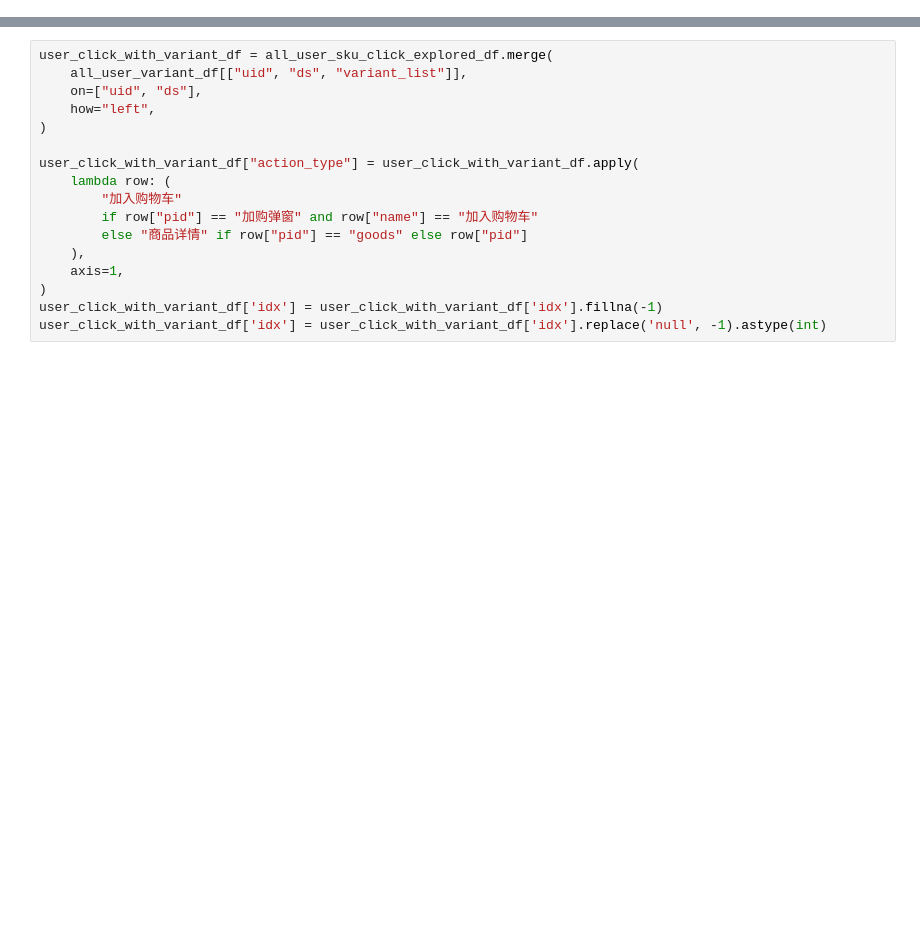
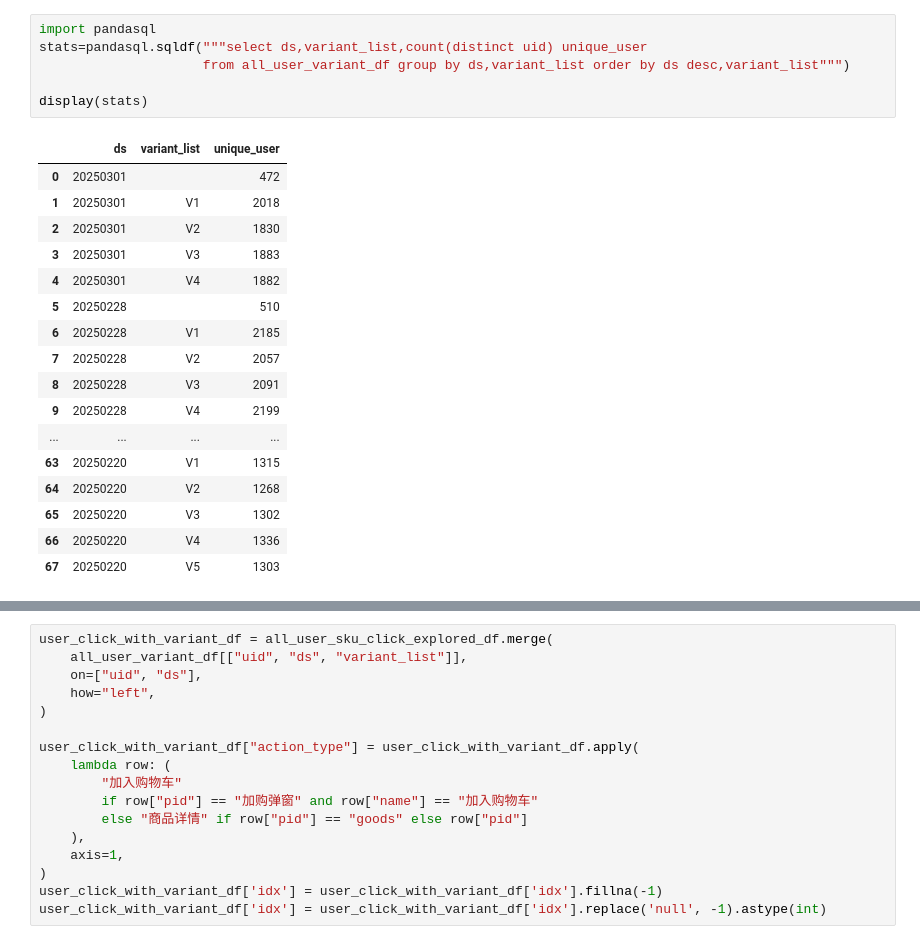
Before and after one commit to chrisptang/aliyun-devops, a Jupyter notebook: 搜索打散AB实验数据分析.ipynb, the cells around one changed output, grey strips where cells are left out. Cells and saved outputs as stored; diff of their text form; blank space fills up the shorter version.

```diff
--- a/搜索打散AB实验数据分析.ipynb
+++ b/搜索打散AB实验数据分析.ipynb
@@ -116,3 +206,27 @@ all_user_variant_df.head(10)
+# %%
+import pandasql
+stats=pandasql.sqldf("""select ds,variant_list,count(distinct uid) unique_user
+                     from all_user_variant_df group by ds,variant_list order by ds desc,variant_list""")
+
+display(stats)
+# %% [output]
+|  | ds | variant_list | unique_user |
+| 0 | 20250301 |  | 472 |
+| 1 | 20250301 | V1 | 2018 |
+| 2 | 20250301 | V2 | 1830 |
+| 3 | 20250301 | V3 | 1883 |
+| 4 | 20250301 | V4 | 1882 |
+| 5 | 20250228 |  | 510 |
+| 6 | 20250228 | V1 | 2185 |
+| 7 | 20250228 | V2 | 2057 |
+| 8 | 20250228 | V3 | 2091 |
+| 9 | 20250228 | V4 | 2199 |
+| ... | ... | ... | ... |
+| 63 | 20250220 | V1 | 1315 |
+| 64 | 20250220 | V2 | 1268 |
+| 65 | 20250220 | V3 | 1302 |
+| 66 | 20250220 | V4 | 1336 |
+| 67 | 20250220 | V5 | 1303 |
 # %%
 # idx:4,name:徐州奶油草莓 净重3-3.2斤/一级/单果10g+/板装,pid:goods,sku:5442468008,salePrice:69.5,pdid:702,stock:10000,ext:cross;idx:5,name:徐州奶油草莓 280G*1盒/一级/4*6/ ,pid:goods,sku:5442468073,salePrice:16.5,pdid:702,stock:10000,ext:cross;idx:6,name:徐州奶油草莓 净重2.8-3斤/一级/单果10g+/ 10盒,pid:goods,sku:5442468518,salePrice:74.5,pdid:702,stock:10000,ext:cross
 
```
Also changed, not shown: parts of 16 cells of this notebook, 4 other files.
